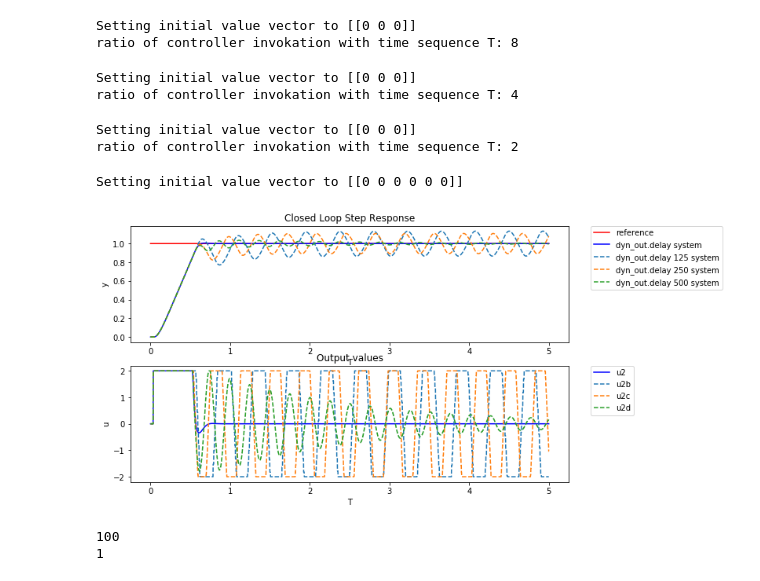
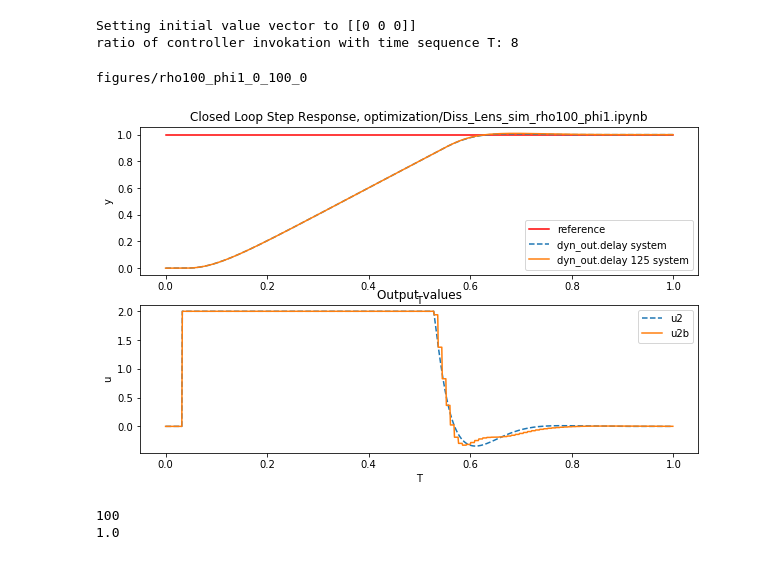
Before and after one commit to ipa-lth/jupyter_nb, a Jupyter notebook: optimization/Diss_Lens_sim_rho100_phi1.ipynb, the cells around one changed output. Drawn from its saved outputs; the diff is of its cells as text; code cells hidden in the pictures.

Commit message:
lens plots

```diff
--- a/optimization/Diss_Lens_sim_rho100_phi1.ipynb
+++ b/optimization/Diss_Lens_sim_rho100_phi1.ipynb
@@ -146,9 +147,13 @@ ro = cvxpy.Parameter(nonneg=True) # Real <=-ro
 ni = cvxpy.Parameter(nonneg=True) # |Imag| <= ni*Real
 
 #####################################################
-ro.value = 100
-#ro.value = 80
-ni.value = 1
+max_real = 100
+max_imag = 100
+
+
+ro.value = max_real
+ni.value = max_imag/max_real
+print "Real poles < -{}\n|Imaginary Poles| < {}".format(ro.value, ni.value*ro.value)
 #####################################################
 poles = pc.pole(pc.ss(A, B, C, D))
 if any(poles.real < -ro.value) or any(poles.imag < ni.value*poles.real):
@@ -409,7 +416,7 @@ class control_func_dyn_out():
         return u
 # %%
 # Timeline
-T = np.arange(0, 5, 1e-3)
+T = np.arange(0, 1, 1e-3)
 
 #s: input, e.g., step function with amplitude of 0.2
 #s = np.zeros(len(T));
@@ -440,90 +447,65 @@ y2, u2, u2_sat = optim_tools.simulate(A0, B0, C0, D0,
 # %% [output]
 Setting initial value vector to [[0 0 0]]
 # %%
+T_controller=1./125
 y2b, u2b, u2b_sat = optim_tools.simulate(A0, B0, C0, D0,
                                    control_func_dyn_out(Ak, Bk, Ck, Dk, Ek,
                                                         A, B, C, D,
-                                                        umax=u_max).regulate,
-                                   s, T, delay_u=delay, delay_y=None, umax=u_max, x0=x0, T_controller=1./125)
+                                                        umax=u_max, dT=T_controller).regulate,
+                                   s, T, delay_u=delay, delay_y=None, umax=u_max, x0=x0, T_controller=T_controller)
 # %% [output]
 Setting initial value vector to [[0 0 0]]
 ratio of controller invokation with time sequence T: 8
-# %%
-y2c, u2c, u2c_sat = optim_tools.simulate(A0, B0, C0, D0,
-                                   control_func_dyn_out(Ak, Bk, Ck, Dk, Ek,
-                                                        A, B, C, D,
-                                                        umax=u_max).regulate,
-                                   s, T, delay_u=delay, delay_y=None, umax=u_max, x0=x0, T_controller=1./250)
-# %% [output]
-Setting initial value vector to [[0 0 0]]
-ratio of controller invokation with time sequence T: 4
-# %%
-y2d, u2d, u2d_sat = optim_tools.simulate(A0, B0, C0, D0,
-                                   control_func_dyn_out(Ak, Bk, Ck, Dk, Ek,
-                                                        A, B, C, D,
-                                                        umax=u_max).regulate,
-                                   s, T, delay_u=delay, delay_y=None, umax=u_max, x0=x0, T_controller=1./500)
-# %% [output]
-Setting initial value vector to [[0 0 0]]
-ratio of controller invokation with time sequence T: 2
-# %%
-
-y3, u3, u3_sat = optim_tools.simulate(A3, B3, C3, D3,
-                                   control_func_dyn_out(Ak, Bk, Ck, Dk, Ek,
-                                                        A, B, C, D,
-                                                        umax=u_max).regulate,
-                                   s, T, delay_u=None, delay_y=None, umax=u_max, x0=0)
-# %% [output]
-Setting initial value vector to [[0 0 0 0 0 0]]
 # %%
 pylab.rcParams['figure.figsize'] = (10, 6)
 
 ax1 = plt.subplot(2, 1, 1)
 ax1.plot(T[:], s, 'r', label='reference')
 #line0, = plt.plot(T[:], np.array(y1[0,:].T), 'r', label='dyn_out')
-line1, = plt.plot(T[:], np.array(y2[0,:].T), 'b', label='dyn_out.delay system')
-line1, = plt.plot(T[:], np.array(y2b[0,:].T), '--', label='dyn_out.delay 125 system')
-line1, = plt.plot(T[:], np.array(y2c[0,:].T), '--', label='dyn_out.delay 250 system')
-line1, = plt.plot(T[:], np.array(y2d[0,:].T), '--', label='dyn_out.delay 500 system')
-#line1, = plt.plot(T[:], np.array(y3[0,:].T), 'g', label='dyn_out.delay pade3')
-
+line1, = plt.plot(T[:], np.array(y2[0,:].T), '--', label='dyn_out.delay system')
+line1, = plt.plot(T[:], np.array(y2b[0,:].T), '-', label='dyn_out.delay 125 system')
 
 #first_legend = plt.legend(handles=[line1], loc=1)
-ax1.legend(bbox_to_anchor=(1.05, 1), loc=2, borderaxespad=0.)
+ax1.legend()
 plt.xlabel('T')
 plt.ylabel('y')
-plt.title('Closed Loop Step Response')
+plt.title('Closed Loop Step Response, optimization/Diss_Lens_sim_rho100_phi1.ipynb')
 
 
 ax2 = plt.subplot(2, 1, 2)
 
 #line0, = plt.plot(T, u1, 'r--', label='u1')
-ax2.plot(T, u2_sat, 'b', label='u2')
-ax2.plot(T, u2b_sat, '--', label='u2b')
-ax2.plot(T, u2c_sat, '--', label='u2c')
-ax2.plot(T, u2d_sat, '--', label='u2d')
+ax2.plot(T, u2_sat, '--', label='u2')
+ax2.plot(T, u2b_sat, '-', label='u2b')
 #line2, = plt.plot(T, u2b_sat, 'b--', label='u2b')
 #line2, = plt.plot(T, u3, 'g', label='u3')
 
 
 
 #>first_legend = plt.legend(handles=[line1, line2, line1b, line2b], loc=1)
-plt.legend(bbox_to_anchor=(1.05, 1), loc=2, borderaxespad=0.)
+plt.legend()
 plt.xlabel('T')
 plt.ylabel('u')
 plt.title('Output values')
-plt.show()
+#plt.show()
 
 #loadtools.saveNPY(fname, plot_control_step_y=(T[:], np.array(y1[0,:].T)),
 #                         plot_control_step_u=(T, u1),
 #                         plot_control_step_delay_y=(T[:], np.array(y2[0,:].T)),
 #                         plot_control_step_delay_u=(T, u2),
 #                         plot_control_step_s=(T[:], s))
+
+fname = 'figures/rho{}_phi{}_{}'.format(ro.value, ni.value, ro.value*ni.value)
+fname = fname.replace('.','_')
+print fname
+plt.savefig(fname+'.png',
+           transparent=True,)
 # %% [output]
+figures/rho100_phi1_0_100_0
-[figure, old version]
+[figure, new version]
 # %%
 print ro.value
 print ni.value
 # %% [output]
 100
-1
+1.0
```
Also changed, not shown: parts of 2 cells of this notebook, 1 other file.
